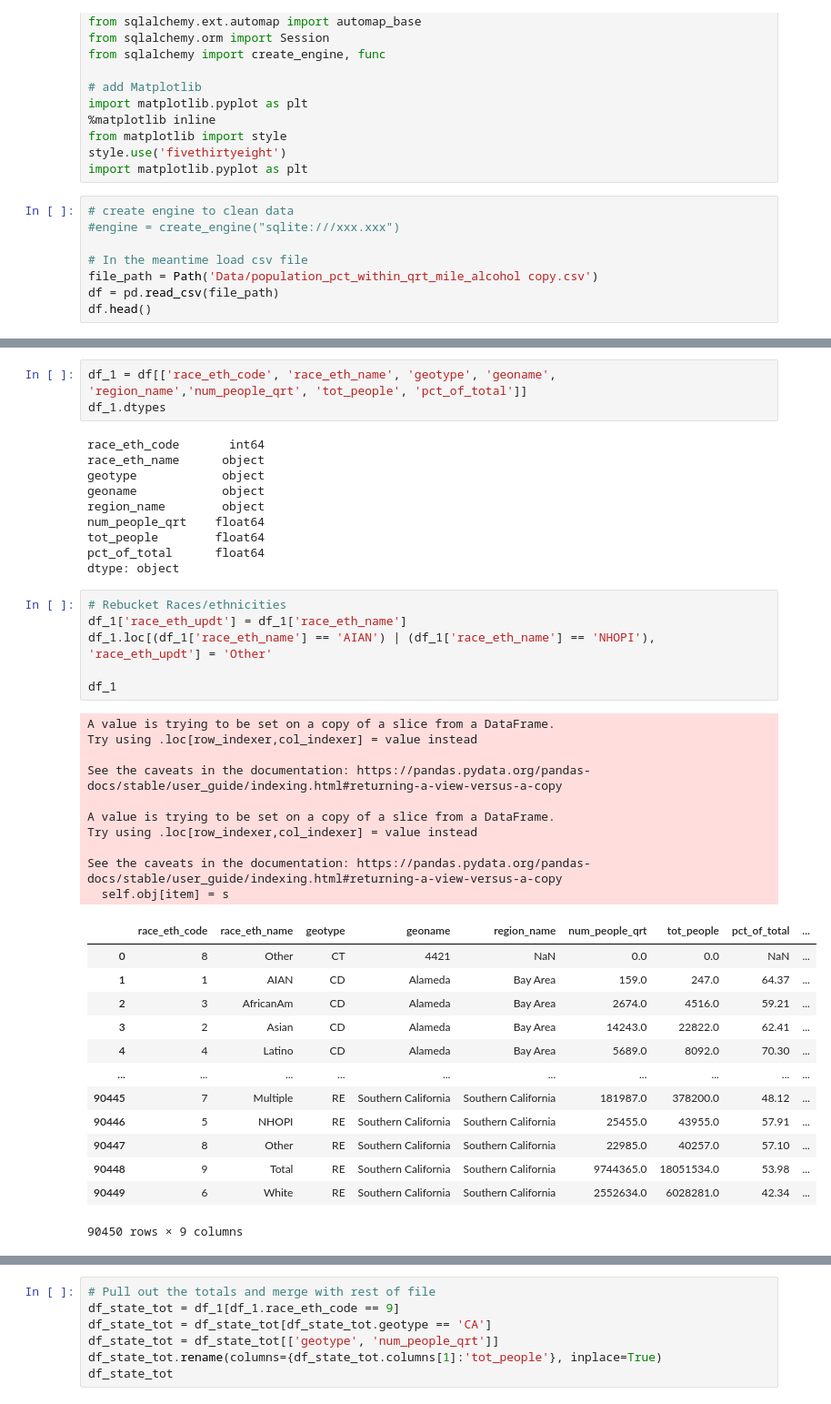
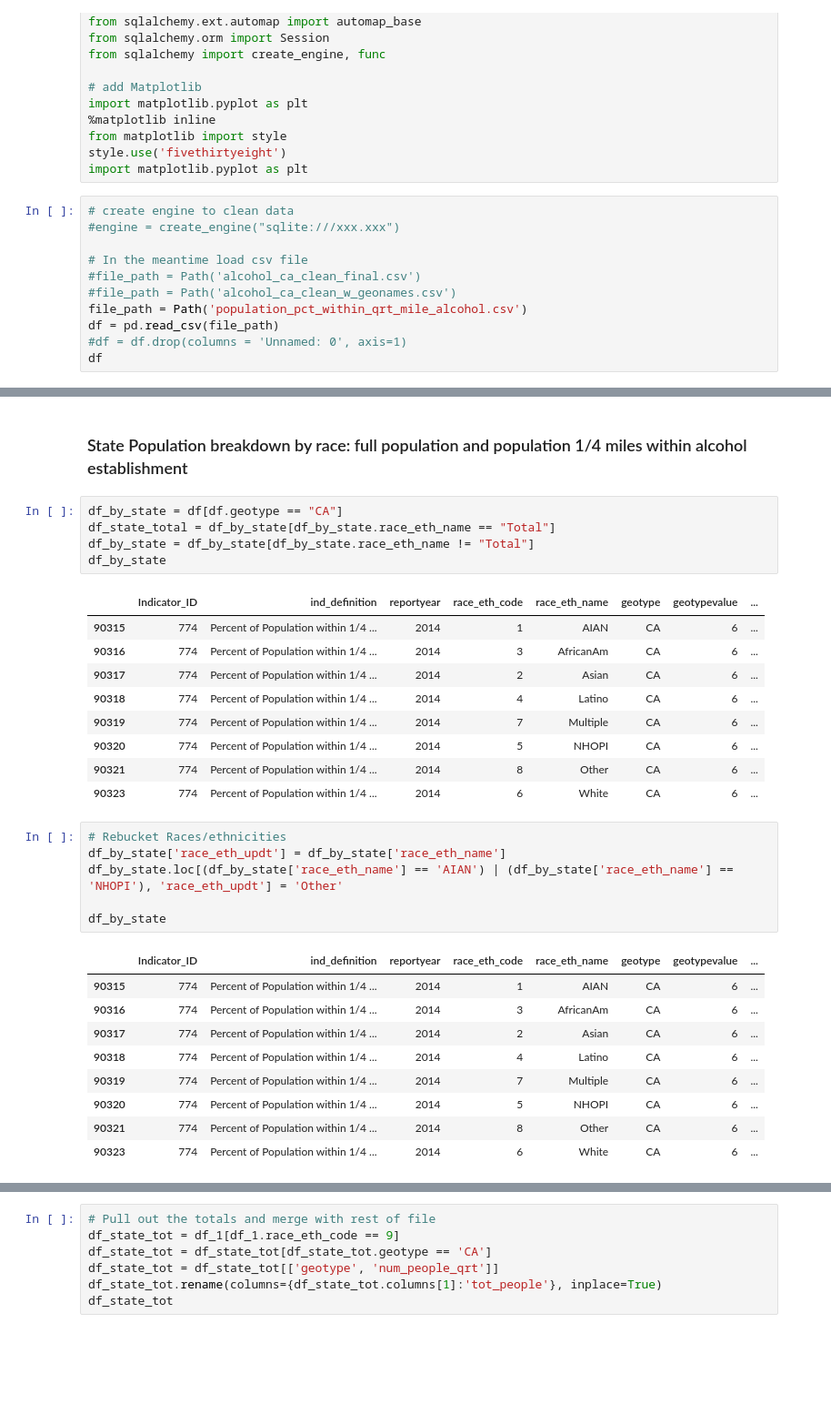
Before and after one commit to mtmcphail/Group1_Final, a Jupyter notebook: Data_Visualizations.ipynb, the cells around one changed output, grey strips where cells are left out. Shown at 91% size. Cells and saved outputs as stored; diff of their text form; blank space fills up the shorter version.

```diff
--- a/Data_Visualizations.ipynb
+++ b/Data_Visualizations.ipynb
@@ -23,9 +23,12 @@ import matplotlib.pyplot as plt
 #engine = create_engine("sqlite:///xxx.xxx")
 
 # In the meantime load csv file
-file_path = Path('Data/population_pct_within_qrt_mile_alcohol copy.csv')
+#file_path = Path('alcohol_ca_clean_final.csv')
+#file_path = Path('alcohol_ca_clean_w_geonames.csv')
+file_path = Path('population_pct_within_qrt_mile_alcohol.csv')
 df = pd.read_csv(file_path)
-df.head()
+#df = df.drop(columns = 'Unnamed: 0', axis=1)
+df
 # %% [output]
 |  | Indicator_ID | ind_definition | reportyear | race_eth_code | race_eth_name | geotype | geotypevalue | ... |
 | 0 | 774 | Percent of Population within 1/4 ... | 2014 | 8 | Other | CT | 6001442100 | ... |
@@ -38,43 +46,33 @@ df.head()
-# %%
-df_1 = df[['race_eth_code', 'race_eth_name', 'geotype', 'geoname', 'region_name','num_people_qrt', 'tot_people', 'pct_of_total']]
-df_1.dtypes
-# %% [output]
-race_eth_code       int64
-race_eth_name      object
-geotype            object
-geoname            object
-region_name        object
-num_people_qrt    float64
-tot_people        float64
-pct_of_total      float64
-dtype: object
+# %% [markdown]
+### State Population breakdown by race: full population and population 1/4 miles within alcohol establishment
+# %%
+df_by_state = df[df.geotype == "CA"]
+df_state_total = df_by_state[df_by_state.race_eth_name == "Total"]
+df_by_state = df_by_state[df_by_state.race_eth_name != "Total"]
+df_by_state
+# %% [output]
+|  | Indicator_ID | ind_definition | reportyear | race_eth_code | race_eth_name | geotype | geotypevalue | ... |
+| 90315 | 774 | Percent of Population within 1/4 ... | 2014 | 1 | AIAN | CA | 6 | ... |
+| 90316 | 774 | Percent of Population within 1/4 ... | 2014 | 3 | AfricanAm | CA | 6 | ... |
+| 90317 | 774 | Percent of Population within 1/4 ... | 2014 | 2 | Asian | CA | 6 | ... |
+| 90318 | 774 | Percent of Population within 1/4 ... | 2014 | 4 | Latino | CA | 6 | ... |
+| 90319 | 774 | Percent of Population within 1/4 ... | 2014 | 7 | Multiple | CA | 6 | ... |
+| 90320 | 774 | Percent of Population within 1/4 ... | 2014 | 5 | NHOPI | CA | 6 | ... |
+| 90321 | 774 | Percent of Population within 1/4 ... | 2014 | 8 | Other | CA | 6 | ... |
+| 90323 | 774 | Percent of Population within 1/4 ... | 2014 | 6 | White | CA | 6 | ... |
 # %%
 # Rebucket Races/ethnicities
-df_1['race_eth_updt'] = df_1['race_eth_name']
-df_1.loc[(df_1['race_eth_name'] == 'AIAN') | (df_1['race_eth_name'] == 'NHOPI'), 'race_eth_updt'] = 'Other'
+df_by_state['race_eth_updt'] = df_by_state['race_eth_name']
+df_by_state.loc[(df_by_state['race_eth_name'] == 'AIAN') | (df_by_state['race_eth_name'] == 'NHOPI'), 'race_eth_updt'] = 'Other'
 
-df_1
+df_by_state
 # %% [output]
-A value is trying to be set on a copy of a slice from a DataFrame.
-Try using .loc[row_indexer,col_indexer] = value instead
-
-See the caveats in the documentation: https://pandas.pydata.org/pandas-docs/stable/user_guide/indexing.html#returning-a-view-versus-a-copy
-
-A value is trying to be set on a copy of a slice from a DataFrame.
-Try using .loc[row_indexer,col_indexer] = value instead
-
-See the caveats in the documentation: https://pandas.pydata.org/pandas-docs/stable/user_guide/indexing.html#returning-a-view-versus-a-copy
-  self.obj[item] = s
-|  | race_eth_code | race_eth_name | geotype | geoname | region_name | num_people_qrt | tot_people | pct_of_total | ... |
-| 0 | 8 | Other | CT | 4421 | NaN | 0.0 | 0.0 | NaN | ... |
-| 1 | 1 | AIAN | CD | Alameda | Bay Area | 159.0 | 247.0 | 64.37 | ... |
-| 2 | 3 | AfricanAm | CD | Alameda | Bay Area | 2674.0 | 4516.0 | 59.21 | ... |
-| 3 | 2 | Asian | CD | Alameda | Bay Area | 14243.0 | 22822.0 | 62.41 | ... |
-| 4 | 4 | Latino | CD | Alameda | Bay Area | 5689.0 | 8092.0 | 70.30 | ... |
-| ... | ... | ... | ... | ... | ... | ... | ... | ... | ... |
-| 90445 | 7 | Multiple | RE | Southern California | Southern California | 181987.0 | 378200.0 | 48.12 | ... |
-| 90446 | 5 | NHOPI | RE | Southern California | Southern California | 25455.0 | 43955.0 | 57.91 | ... |
-| 90447 | 8 | Other | RE | Southern California | Southern California | 22985.0 | 40257.0 | 57.10 | ... |
-| 90448 | 9 | Total | RE | Southern California | Southern California | 9744365.0 | 18051534.0 | 53.98 | ... |
-| 90449 | 6 | White | RE | Southern California | Southern California | 2552634.0 | 6028281.0 | 42.34 | ... |
+|  | Indicator_ID | ind_definition | reportyear | race_eth_code | race_eth_name | geotype | geotypevalue | ... |
+| 90315 | 774 | Percent of Population within 1/4 ... | 2014 | 1 | AIAN | CA | 6 | ... |
+| 90316 | 774 | Percent of Population within 1/4 ... | 2014 | 3 | AfricanAm | CA | 6 | ... |
+| 90317 | 774 | Percent of Population within 1/4 ... | 2014 | 2 | Asian | CA | 6 | ... |
+| 90318 | 774 | Percent of Population within 1/4 ... | 2014 | 4 | Latino | CA | 6 | ... |
+| 90319 | 774 | Percent of Population within 1/4 ... | 2014 | 7 | Multiple | CA | 6 | ... |
+| 90320 | 774 | Percent of Population within 1/4 ... | 2014 | 5 | NHOPI | CA | 6 | ... |
+| 90321 | 774 | Percent of Population within 1/4 ... | 2014 | 8 | Other | CA | 6 | ... |
+| 90323 | 774 | Percent of Population within 1/4 ... | 2014 | 6 | White | CA | 6 | ... |
-90450 rows × 9 columns
```
Also changed, not shown: parts of 35 cells of this notebook.
